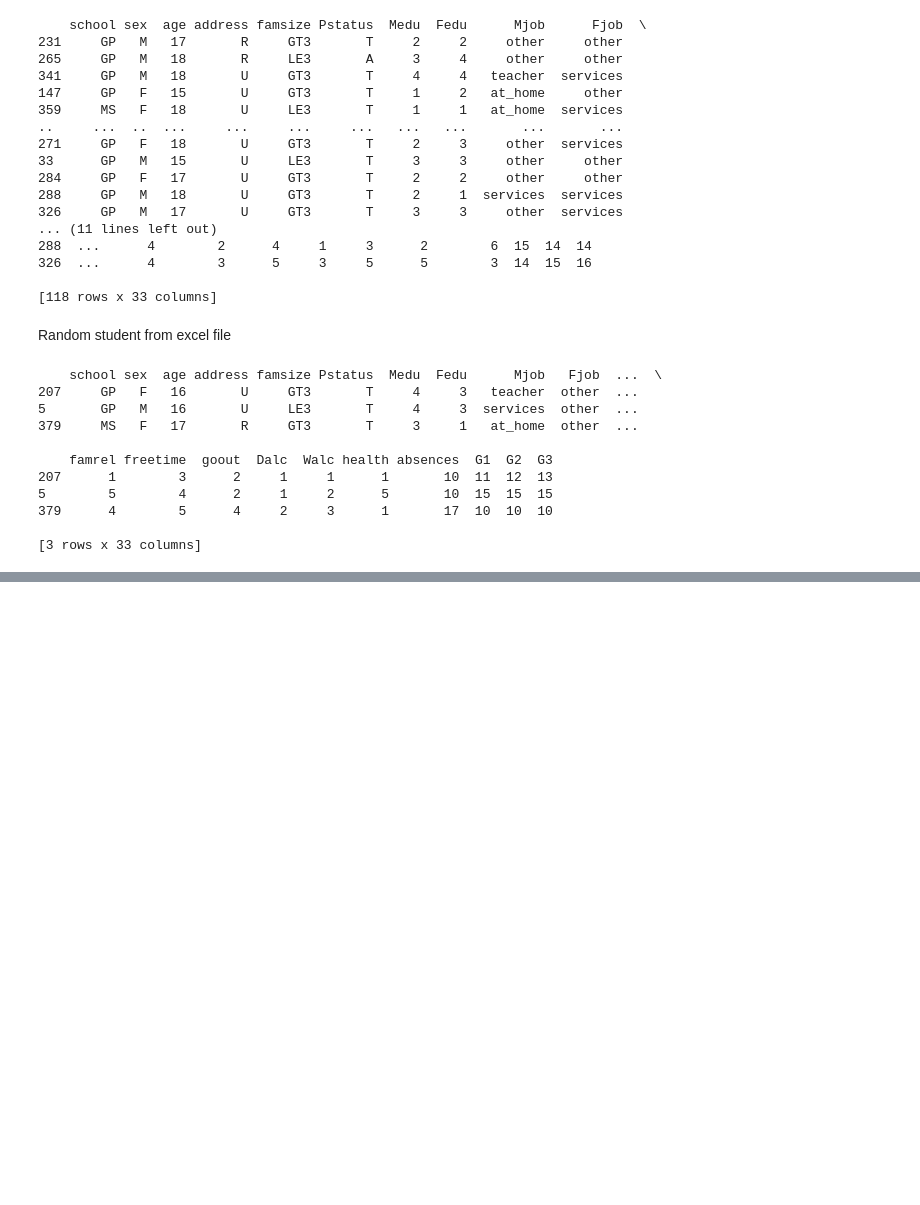
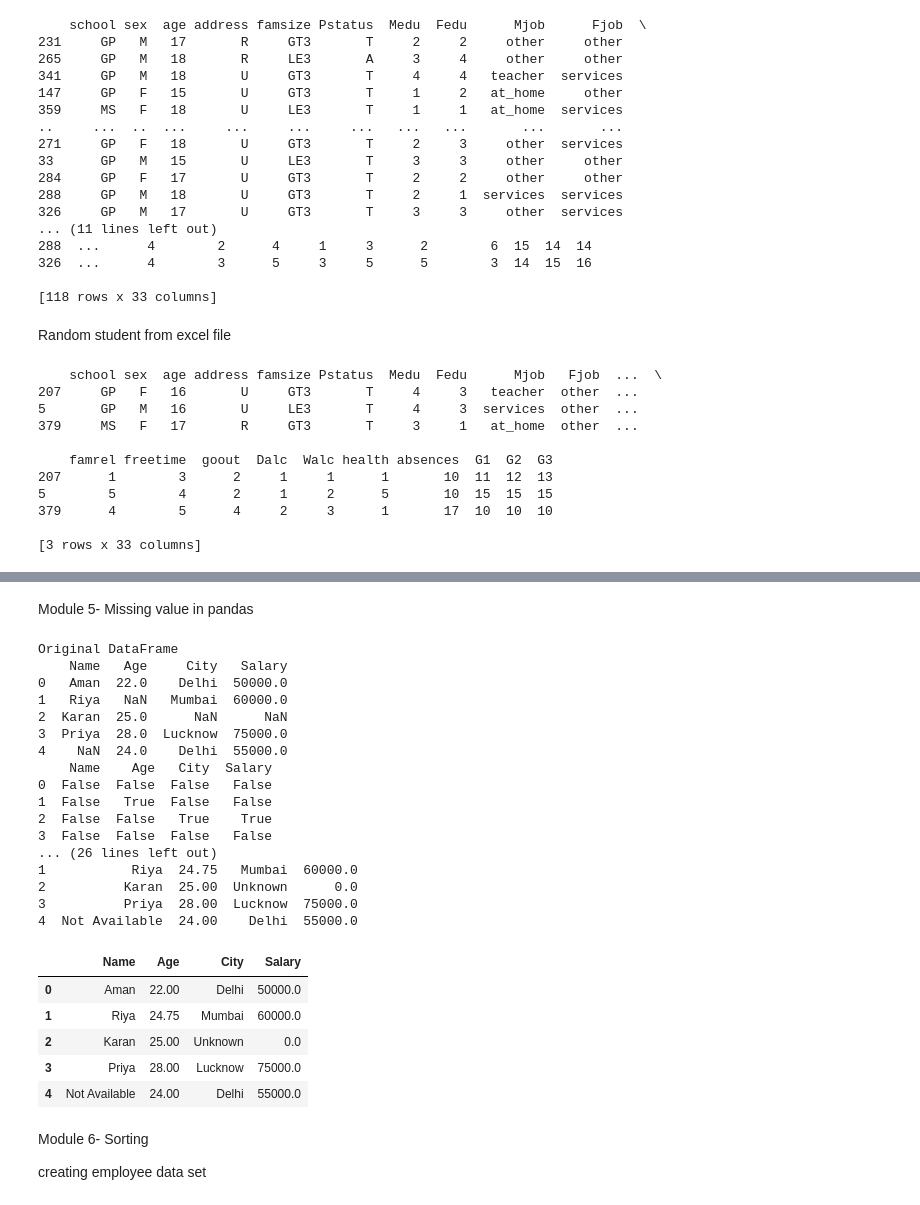
Before and after one commit to snehasingh979/Data-science-with-AI, a Jupyter notebook: Pandas.ipynb, the cells around one changed output, grey strips where cells are left out. Saved outputs shown, nothing was run; the diff lists cells and outputs as text; code cells hidden in the pictures; blank space fills up the shorter version.

```diff
--- a/Pandas.ipynb
+++ b/Pandas.ipynb
@@ -635,0 +768,66 @@ print(df.sample(3))
+# %% [markdown]
+Module 5- Missing value in pandas
+# %%
+import pandas as pd
+import numpy as np
+
+data = {
+    "Name": ["Aman", "Riya", "Karan", "Priya", np.nan],
+    "Age": [22, np.nan, 25, 28, 24],
+    "City": ["Delhi", "Mumbai", np.nan, "Lucknow", "Delhi"],
+    "Salary": [50000, 60000, np.nan, 75000, 55000]
+}
+
+df = pd.DataFrame(data)
+
+print("Original DataFrame")
+print(df)
+print(df.isnull()) #. used to identify missing value
+print(df.isnull().sum()) # count missing value
+print(df.notnull()) #. used to identify missing value
+# fill with a constant
+filled = df.fillna("Unknown")
+print(filled)
+# fill numeric coulmns
+df["Age"] = df["Age"].fillna(df["Age"].mean())
+
+print(df)
+# fill multiple columns
+df.fillna({
+    "Name": "Not Available",
+    "City": "Unknown",
+    "Salary": 0
+}, inplace=True)
+
+print(df)
+
+df.dropna() # removes missing values
+# df.replace(old_value, new_value) # used to replace speific values (not limited to missing values)
+# %% [output]
+Original DataFrame
+    Name   Age     City   Salary
+0   Aman  22.0    Delhi  50000.0
+1   Riya   NaN   Mumbai  60000.0
+2  Karan  25.0      NaN      NaN
+3  Priya  28.0  Lucknow  75000.0
+4    NaN  24.0    Delhi  55000.0
+    Name    Age   City  Salary
+0  False  False  False   False
+1  False   True  False   False
+2  False  False   True    True
+3  False  False  False   False
+... (26 lines left out)
+1           Riya  24.75   Mumbai  60000.0
+2          Karan  25.00  Unknown      0.0
+3          Priya  28.00  Lucknow  75000.0
+4  Not Available  24.00    Delhi  55000.0
+|  | Name | Age | City | Salary |
+| 0 | Aman | 22.00 | Delhi | 50000.0 |
+| 1 | Riya | 24.75 | Mumbai | 60000.0 |
+| 2 | Karan | 25.00 | Unknown | 0.0 |
+| 3 | Priya | 28.00 | Lucknow | 75000.0 |
+| 4 | Not Available | 24.00 | Delhi | 55000.0 |
+# %% [markdown]
+Module 6- Sorting
+
+creating employee data set
```
Also changed, not shown: parts of 40 cells of this notebook.
